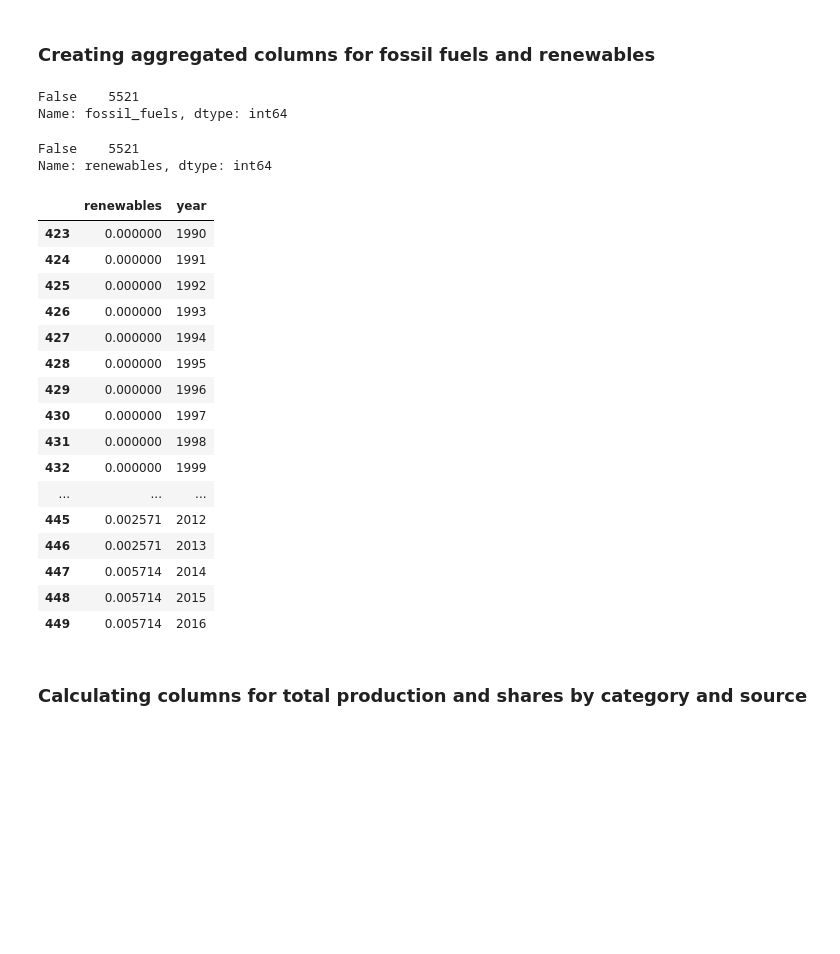
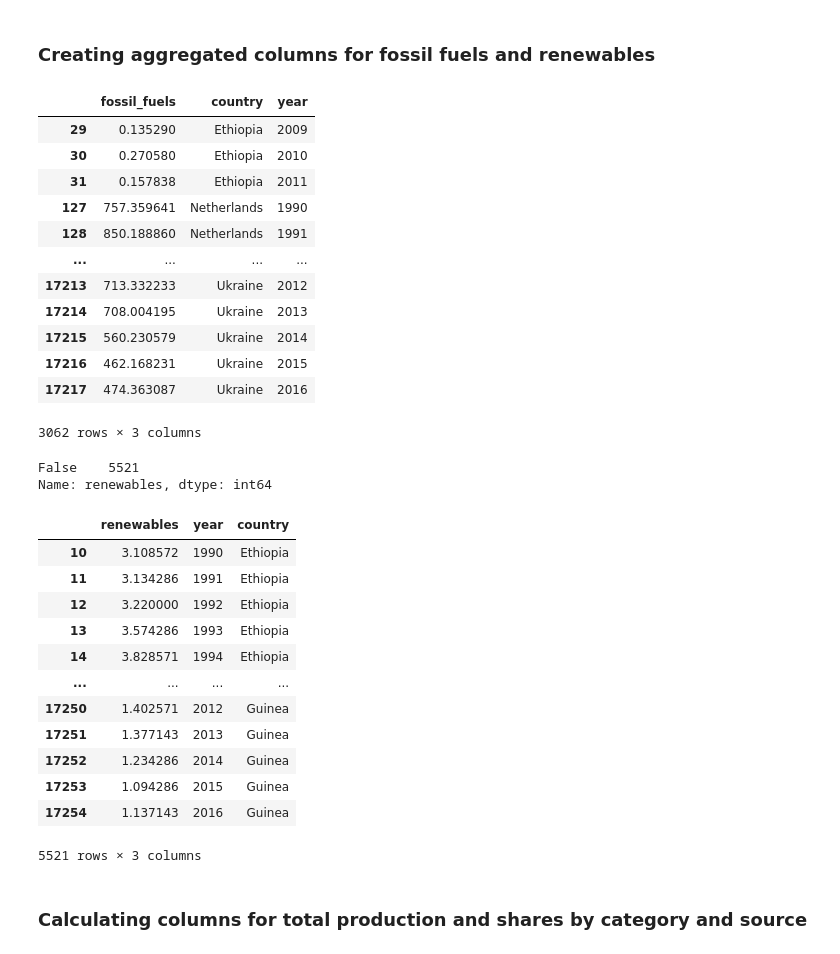
Before and after one commit to TeamGreenWave/capstone_project, a Jupyter notebook: world_pep_SHIFT_SLS.ipynb, the cells around one changed output. Cells and saved outputs as stored; diff of their text form; code cells hidden in the pictures; blank space fills up the shorter version.

Commit message:
finished world PEP Data

```diff
--- a/world_pep_SHIFT_SLS.ipynb
+++ b/world_pep_SHIFT_SLS.ipynb
@@ -276,11 +289,3 @@ df_codes
 | 256 | 6 | South America |
 | 257 | 7 | Other |
 258 rows × 2 columns
-# %%
-cols = df_codes.columns.to_list()
-for col in cols:
-   col = col.replace('location_name_short_en','country')
-
-df_codes.columns = cols
-
-df_codes
@@ -514,37 +505,44 @@ Name: biofuel, dtype: int64
 world_frame4['fossil_fuels'] = (world_frame4['oil']
                            + world_frame4['gas']
                            + world_frame4['coal'])
-world_frame4['fossil_fuels'].isna().value_counts()
+world_frame4[['fossil_fuels','country','year']][world_frame4['fossil_fuels']>0]
 # %% [output]
+|  | fossil_fuels | country | year |
+| 29 | 0.135290 | Ethiopia | 2009 |
+| 30 | 0.270580 | Ethiopia | 2010 |
+| 31 | 0.157838 | Ethiopia | 2011 |
+| 127 | 757.359641 | Netherlands | 1990 |
+| 128 | 850.188860 | Netherlands | 1991 |
+| ... | ... | ... | ... |
+| 17213 | 713.332233 | Ukraine | 2012 |
+| 17214 | 708.004195 | Ukraine | 2013 |
+| 17215 | 560.230579 | Ukraine | 2014 |
+| 17216 | 462.168231 | Ukraine | 2015 |
+| 17217 | 474.363087 | Ukraine | 2016 |
-False    5521
-Name: fossil_fuels, dtype: int64
+3062 rows × 3 columns
 # %%
 world_frame4['renewables'] = (world_frame4['biofuel']
                            + world_frame4['hydroelectricity']
                            + world_frame4['wind']
                            + world_frame4['solar_geothermal_other'])
 print(world_frame4['renewables'].isna().value_counts())
-world_frame4[['renewables','year']][world_frame4['country']== 'Bahamas']
+world_frame4[['renewables','year','country']]
 # %% [output]
 False    5521
 Name: renewables, dtype: int64
-|  | renewables | year |
-| 423 | 0.000000 | 1990 |
-| 424 | 0.000000 | 1991 |
-| 425 | 0.000000 | 1992 |
-| 426 | 0.000000 | 1993 |
-| 427 | 0.000000 | 1994 |
-| 428 | 0.000000 | 1995 |
-| 429 | 0.000000 | 1996 |
-| 430 | 0.000000 | 1997 |
-| 431 | 0.000000 | 1998 |
-| 432 | 0.000000 | 1999 |
-| ... | ... | ... |
-| 445 | 0.002571 | 2012 |
-| 446 | 0.002571 | 2013 |
-| 447 | 0.005714 | 2014 |
-| 448 | 0.005714 | 2015 |
-| 449 | 0.005714 | 2016 |
+|  | renewables | year | country |
+| 10 | 3.108572 | 1990 | Ethiopia |
+| 11 | 3.134286 | 1991 | Ethiopia |
+| 12 | 3.220000 | 1992 | Ethiopia |
+| 13 | 3.574286 | 1993 | Ethiopia |
+| 14 | 3.828571 | 1994 | Ethiopia |
+| ... | ... | ... | ... |
+| 17250 | 1.402571 | 2012 | Guinea |
+| 17251 | 1.377143 | 2013 | Guinea |
+| 17252 | 1.234286 | 2014 | Guinea |
+| 17253 | 1.094286 | 2015 | Guinea |
+| 17254 | 1.137143 | 2016 | Guinea |
+5521 rows × 3 columns
 # %% [markdown]
 ### Calculating columns for total production and shares by category and source
 # %%
```
Also changed, not shown: parts of 24 cells of this notebook, 2 other files.
